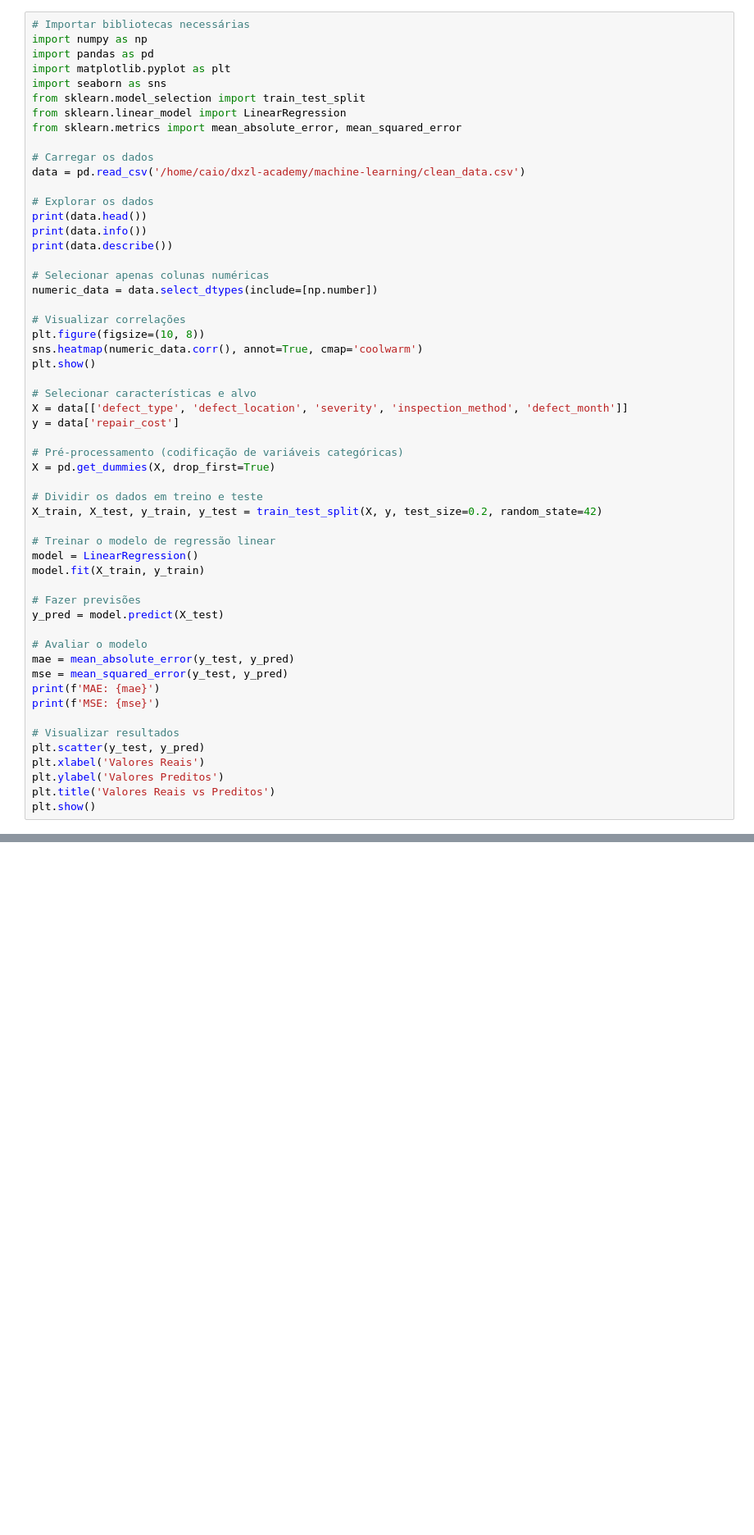
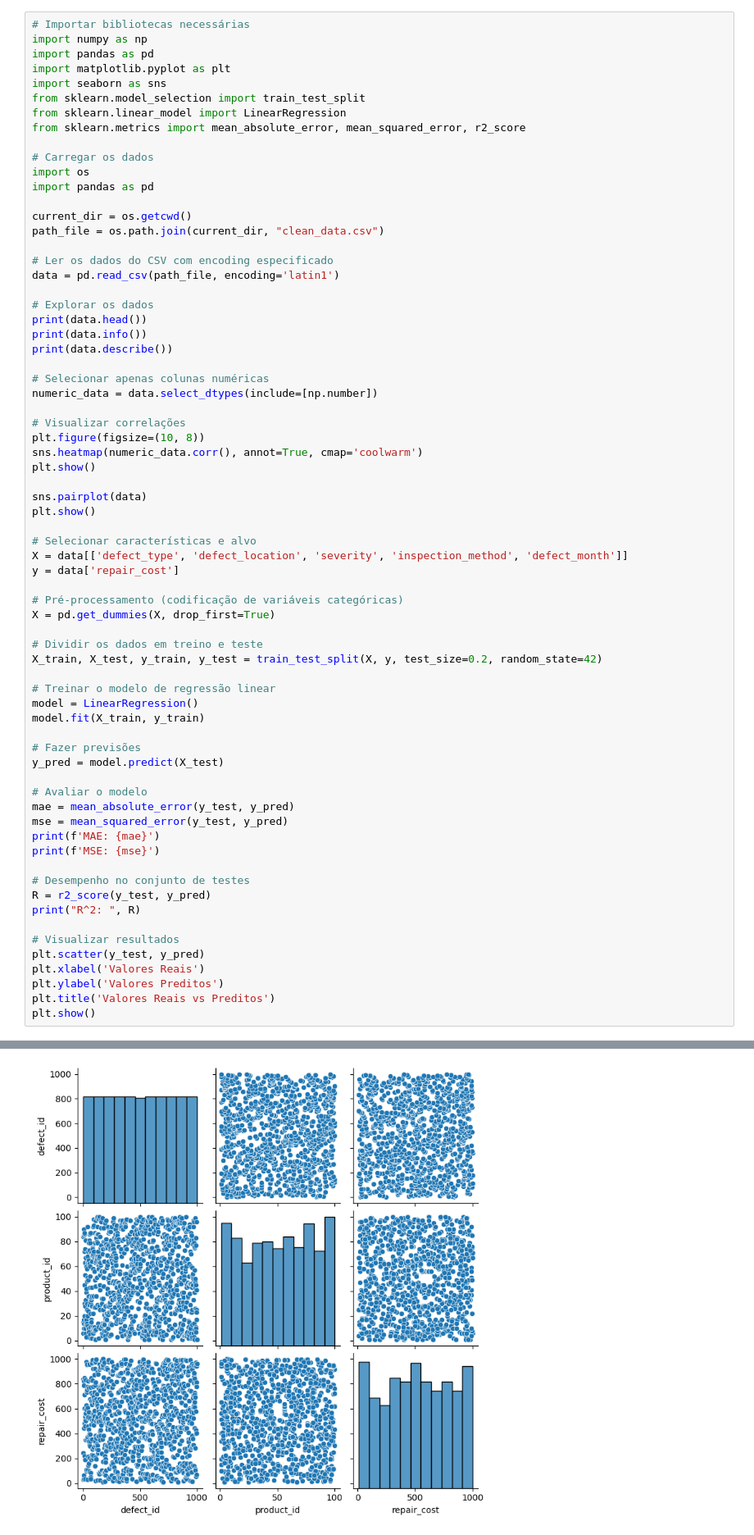
Before and after one commit to caioding/ZL-Academy-LG-, a Jupyter notebook: machine-learning/test.ipynb, the cells around one changed output, grey strips where cells are left out. Shown at 82% size. Saved outputs shown, nothing was run; the diff lists cells and outputs as text; blank space fills up the shorter version.

```diff
--- a/machine-learning/test.ipynb
+++ b/machine-learning/test.ipynb
@@ -6,10 +6,17 @@ import matplotlib.pyplot as plt
 import seaborn as sns
 from sklearn.model_selection import train_test_split
 from sklearn.linear_model import LinearRegression
-from sklearn.metrics import mean_absolute_error, mean_squared_error
+from sklearn.metrics import mean_absolute_error, mean_squared_error, r2_score
 
 # Carregar os dados
-data = pd.read_csv('/home/caio/dxzl-academy/machine-learning/clean_data.csv')
+import os
+import pandas as pd
+
+current_dir = os.getcwd()
+path_file = os.path.join(current_dir, "clean_data.csv")
+
+# Ler os dados do CSV com encoding especificado
+data = pd.read_csv(path_file, encoding='latin1')
 
 # Explorar os dados
 print(data.head())
@@ -22,6 +29,9 @@ numeric_data = data.select_dtypes(include=[np.number])
 # Visualizar correlações
 plt.figure(figsize=(10, 8))
 sns.heatmap(numeric_data.corr(), annot=True, cmap='coolwarm')
+plt.show()
+
+sns.pairplot(data)
 plt.show()
 
 # Selecionar características e alvo
@@ -45,30 +55,35 @@ y_pred = model.predict(X_test)
 mae = mean_absolute_error(y_test, y_pred)
 mse = mean_squared_error(y_test, y_pred)
 print(f'MAE: {mae}')
 print(f'MSE: {mse}')
 
+# Desempenho no conjunto de testes
+R = r2_score(y_test, y_pred)
+print("R^2: ", R)
+
 # Visualizar resultados
 plt.scatter(y_test, y_pred)
 plt.xlabel('Valores Reais')
 plt.ylabel('Valores Preditos')
 plt.title('Valores Reais vs Preditos')
 plt.show()
 # %% [output]
    defect_id  product_id defect_type defect_date defect_location  severity  \
 0          1          15  Structural  2024-06-06       Component     Minor
 1          2           6  Functional  2024-04-26       Component     Minor
 2          3          84  Structural  2024-02-15        Internal     Minor
 3          4          10  Functional  2024-03-28        Internal  Critical
 4          5          14    Cosmetic  2024-04-26       Component     Minor
 
    inspection_method  repair_cost defect_month
 0  Visual Inspection       245.47      2024-06
 1  Visual Inspection        26.87      2024-04
 2  Automated Testing       835.81      2024-02
 3  Automated Testing       444.47      2024-03
 ... (23 lines left out)
 25%     250.750000    26.000000   270.902500
 50%     500.500000    51.000000   506.430000
 75%     750.250000    77.000000   759.065000
 max    1000.000000   100.000000   999.640000
 [figure]
+[figure, new version]
```
Also changed, not shown: parts of 1 cell of this notebook, 4 other files.
